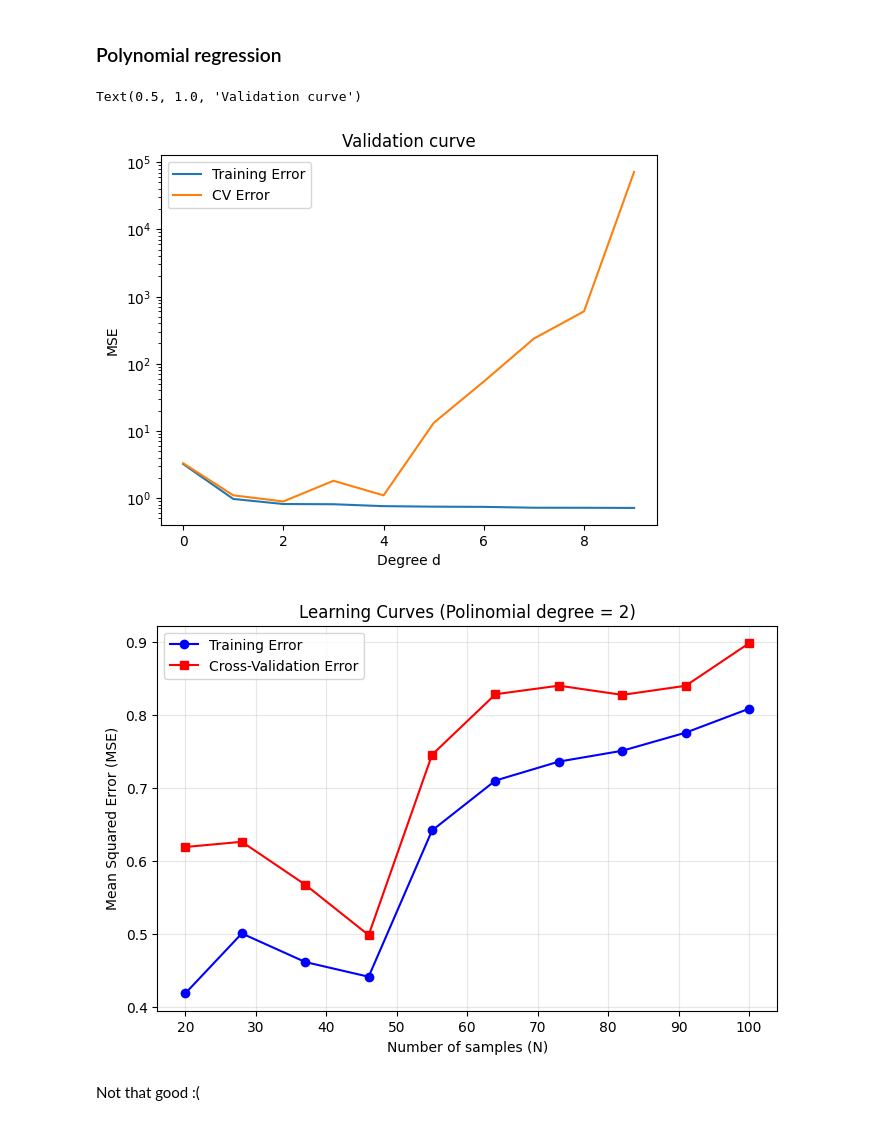
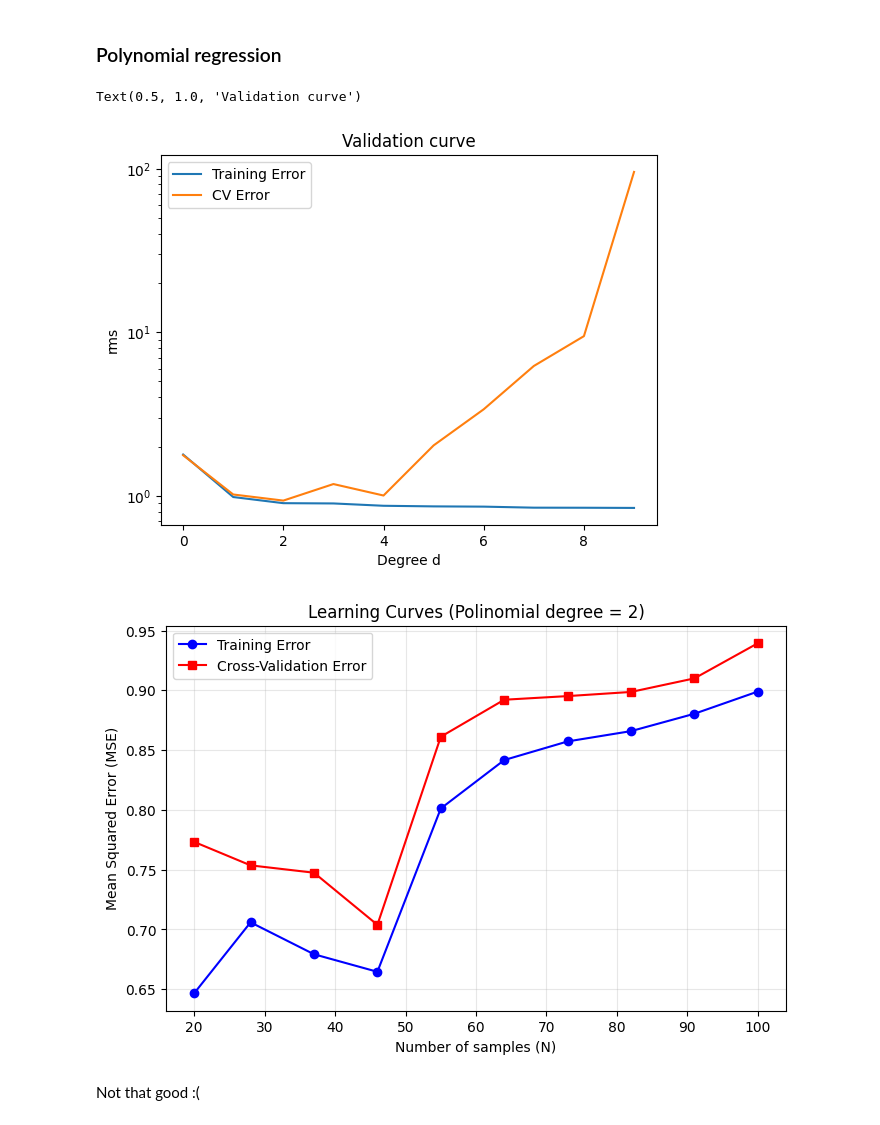
Before and after one commit to anna-tresoldi/astrostatistics_bicocca_2026, a Jupyter notebook: working/L17_SNdistances.ipynb, the cells around one changed output. Saved outputs shown, nothing was run; the diff lists cells and outputs as text; code cells hidden in the pictures.

```diff
--- a/working/L17_SNdistances.ipynb
+++ b/working/L17_SNdistances.ipynb
@@ -168,8 +168,8 @@ for d in degrees:
         model.fit(X_train, y_train, err_train )
 
         # Predict
-        t_err.append(mean_squared_error(y_train, model.predict(X_train)))
-        v_err.append(mean_squared_error(y_val, model.predict(X_val)))
+        t_err.append(np.sqrt(np.sum((y_train - model.predict(X_train)) ** 2) / len(y_train)))
+        v_err.append(np.sqrt(np.sum((y_val - model.predict(X_val)) ** 2) / len(y_val)))
 
     train_errors.append(np.mean(t_err))
     cv_errors.append(np.mean(v_err))
@@ -179,12 +179,12 @@ plt.plot(degrees, (train_errors), label='Training Error')
 plt.plot(degrees, cv_errors, label='CV Error')
 plt.yscale('log')
 plt.xlabel('Degree d')
-plt.ylabel('MSE')
+plt.ylabel('rms')
 plt.legend()
 plt.title("Validation curve")
 # %% [output]
 Text(0.5, 1.0, 'Validation curve')
-[figure, old version]
+[figure, new version]
 # %%
 
 # 1. Determiniamo il grado migliore dalla cella precedente
@@ -209,36 +209,36 @@ for N in N_sizes:
     t_err_fold = []
     v_err_fold = []
 
 
     X_resh = z_sub[:, np.newaxis]
     for train_idx, val_idx in kf_lc.split(X_resh):
         X_train, X_val = X_resh[train_idx], X_resh[val_idx]
         y_train, y_val = mu_sub[train_idx], mu_sub[val_idx]
         err_train, err_val = dmu_sub[train_idx], dmu_sub[val_idx]
         # Fit del modello
         model = PolynomialRegression(best_d)
         model.fit(X_train, y_train, err_train)
 
         # Calcolo errore (MSE)
-        t_err_fold.append(mean_squared_error(y_train, model.predict(X_train)))
-        v_err_fold.append(mean_squared_error(y_val, model.predict(X_val)))
+        t_err_fold.append(np.sqrt(np.sum((y_train - model.predict(X_train)) ** 2) / len(y_train))) #mean_squared_error(y_train, model.predict(X_train)))
+        v_err_fold.append(np.sqrt(np.sum((y_val - model.predict(X_val)) ** 2) / len(y_val)))
 
     # Salviamo la media degli errori per questa dimensione N
     lc_train_err.append(np.mean(t_err_fold))
     lc_cv_err.append(np.mean(v_err_fold))
 
 # 3. Plot delle Learning Curves
 plt.figure(figsize=(8, 5))
 plt.plot(N_sizes, lc_train_err, 'o-', label='Training Error', color='blue')
 plt.plot(N_sizes, lc_cv_err, 's-', label='Cross-Validation Error', color='red')
 plt.xlabel('Number of samples (N)')
 plt.ylabel('Mean Squared Error (MSE)')
 plt.title(f'Learning Curves (Polinomial degree = {best_d})')
 plt.legend()
 plt.grid(True, alpha=0.3)
 plt.show()
 # %% [output]
-[figure, old version]
+[figure, new version]
 # %% [markdown]
 Not that good :(
 # %%
```
Also changed, not shown: parts of 6 cells of this notebook.
